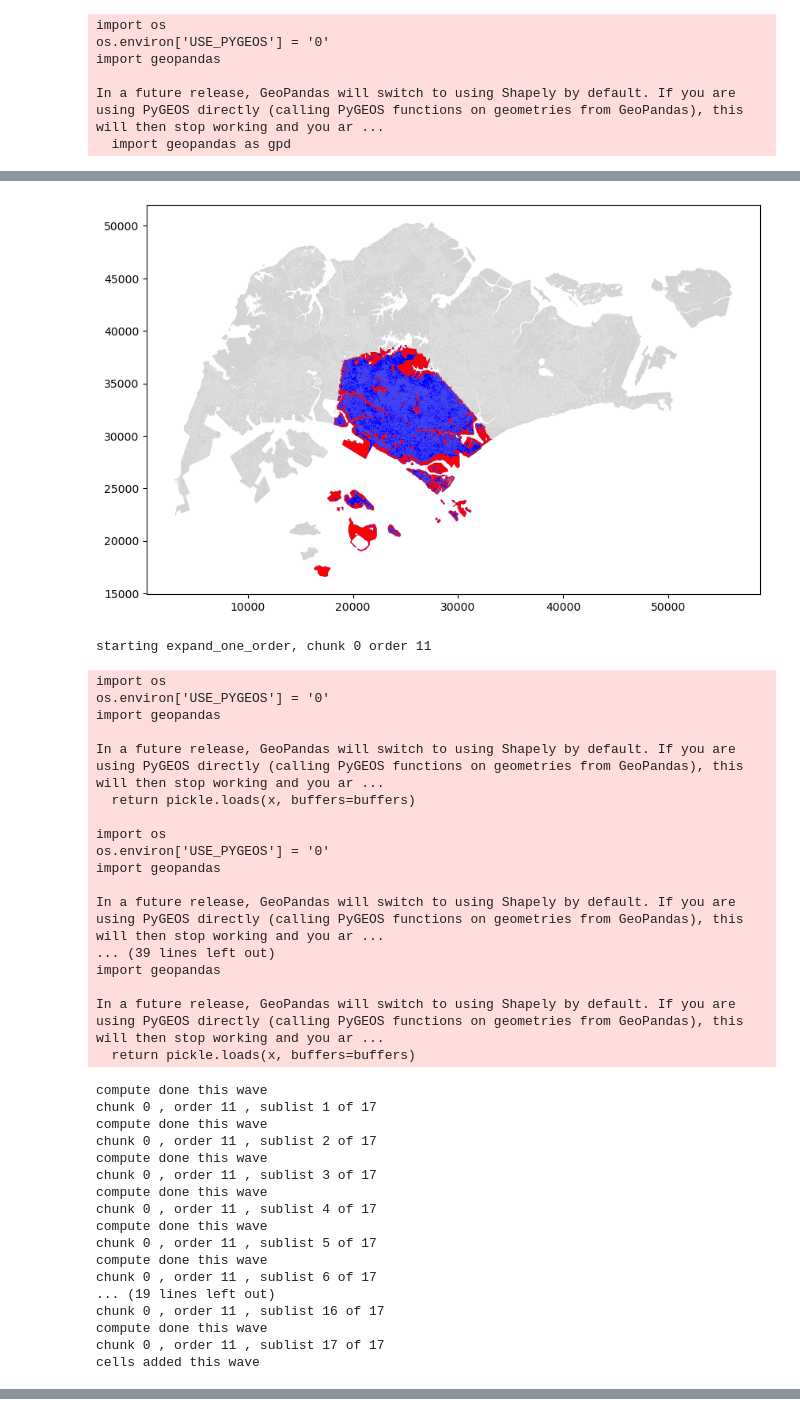
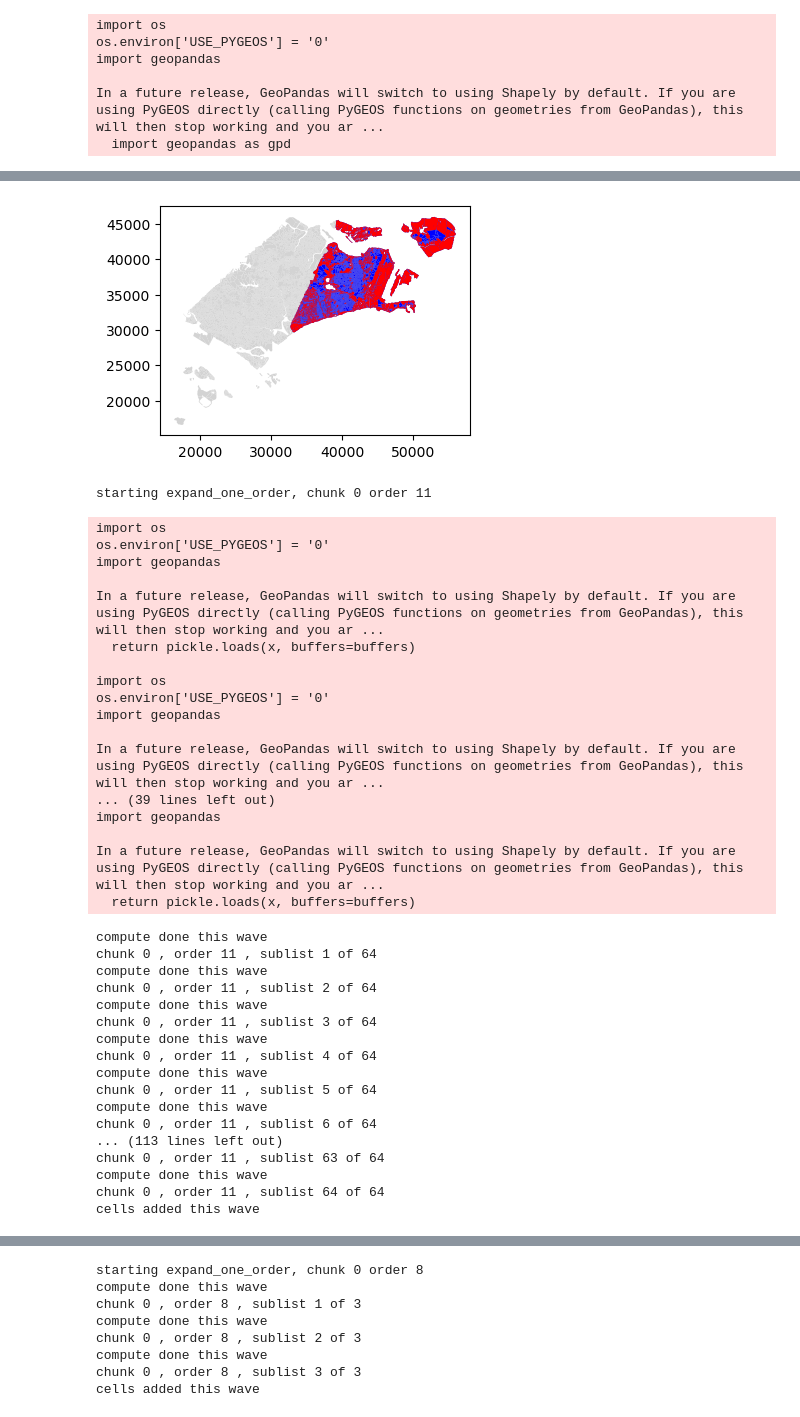
Before and after one commit to virgilxw/momepy-test, a Jupyter notebook: processor/4-cross-chunk.ipynb, the cells around one changed output, grey strips where cells are left out. Cells and saved outputs as stored; diff of their text form; code cells hidden in the pictures.

```diff
--- a/processor/4-cross-chunk.ipynb
+++ b/processor/4-cross-chunk.ipynb
@@ -83,7 +93,7 @@ def expand_one_order(n1, main_chunk_ids, periphery_cells_id, order, combined_chu
     blue_gdf = combined_chunks[combined_chunks['uID'].isin(main_chunk_ids)]
 
     # plot the GeoDataFrames on the same plot
-    fig, ax = plt.subplots(figsize=(10, 10))
+    fig, ax = plt.subplots(figsize=(4, 4))
     combined_chunks.plot(ax=ax, color='lightgray')
     blue_gdf.plot(ax=ax, color='blue')
     red_gdf.plot(ax=ax, color='red')
@@ -95,10 +105,9 @@ def expand_one_order(n1, main_chunk_ids, periphery_cells_id, order, combined_chu
 
     results = set(main_chunk_ids)
 
-    search_chunks = combined_chunks[~combined_chunks['uID'].isin(main_chunk_ids + periphery_cells_id)]
-    search_chunks_distributed = client.scatter(search_chunks)
+    search_chunks_distributed = client.scatter(combined_chunks[~combined_chunks['uID'].isin(main_chunk_ids + periphery_cells_id)])
 
-    chunk_size = 112
+    chunk_size = 64
     periphery_cells_id_chunks = [periphery_cells_id[i:i+chunk_size] for i in range(0, len(periphery_cells_id), chunk_size)]
 
     len_sublist = len(periphery_cells_id_chunks)
@@ -126,35 +135,35 @@ def expand_one_order(n1, main_chunk_ids, periphery_cells_id, order, combined_chu
     print("cells added this wave", flush=True)
 
     return expand_one_order(n1, list(results), neighbouring_cells, order-1, combined_chunks)
 
 def process_chunk(n1, order, neighbours, chunk):
 
     main_chunk = gpd.read_parquet(f"./out/singapore/tess_cells_in_cluster_{int(n1)}.pq")
     combined_chunks = main_chunk
 
     main_chunk_ids = list(main_chunk['uID'])
 
     for n2 in neighbours:
         neigh_chunk = gpd.read_parquet(f"./out/singapore/tess_cells_in_cluster_{int(n2)}.pq")
         combined_chunks = combined_chunks.append(neigh_chunk)
 
     combined_chunks = combined_chunks.reindex()
 
-    buffer = gpd.GeoDataFrame(geometry = [chunk.boundary[n1].buffer(5)], crs=main_chunk.crs)
+    buffer = gpd.GeoDataFrame(geometry = [chunk.boundary[n1].buffer(0.1)], crs=main_chunk.crs)
 
     # find the rows in main_chunk that intersect the buffered polygon
     intersecting_rows = gpd.sjoin(main_chunk, buffer, how='inner', predicate='intersects')
 
     return expand_one_order(n1, main_chunk_ids, intersecting_rows["uID"].tolist(), order, combined_chunks)
 
 
 file_pattern = "./out/singapore/tess_cells_in_cluster_*.pq"
 file_list = glob.glob(file_pattern)
 num_files = len(file_list)
 
 queen_out = [process_chunk(n1, 11, w.neighbors[n1], chunks.loc[[n1]]) for n1 in range(num_files)]
 # %% [output]
-[figure, old version]
+[figure, new version]
 starting expand_one_order, chunk 0 order 11
 import os
 os.environ['USE_PYGEOS'] = '0'
@@ -174,19 +183,19 @@ import geopandas
 In a future release, GeoPandas will switch to using Shapely by default. If you are using PyGEOS directly (calling PyGEOS functions on geometries from GeoPandas), this will then stop working and you ar ...
   return pickle.loads(x, buffers=buffers)
 compute done this wave
-chunk 0 , order 11 , sublist 1 of 17
+chunk 0 , order 11 , sublist 1 of 64
 compute done this wave
-chunk 0 , order 11 , sublist 2 of 17
+chunk 0 , order 11 , sublist 2 of 64
 compute done this wave
-chunk 0 , order 11 , sublist 3 of 17
+chunk 0 , order 11 , sublist 3 of 64
 compute done this wave
-chunk 0 , order 11 , sublist 4 of 17
+chunk 0 , order 11 , sublist 4 of 64
 compute done this wave
-chunk 0 , order 11 , sublist 5 of 17
+chunk 0 , order 11 , sublist 5 of 64
 compute done this wave
-chunk 0 , order 11 , sublist 6 of 17
-... (19 lines left out)
-chunk 0 , order 11 , sublist 16 of 17
+chunk 0 , order 11 , sublist 6 of 64
+... (113 lines left out)
+chunk 0 , order 11 , sublist 63 of 64
 compute done this wave
-chunk 0 , order 11 , sublist 17 of 17
+chunk 0 , order 11 , sublist 64 of 64
 cells added this wave
@@ -208,0 +219,8 @@ cells added this wave
+starting expand_one_order, chunk 0 order 8
+compute done this wave
+chunk 0 , order 8 , sublist 1 of 3
+compute done this wave
+chunk 0 , order 8 , sublist 2 of 3
+compute done this wave
+chunk 0 , order 8 , sublist 3 of 3
+cells added this wave
```
Also changed, not shown: parts of 3 cells of this notebook, 1 other file.
